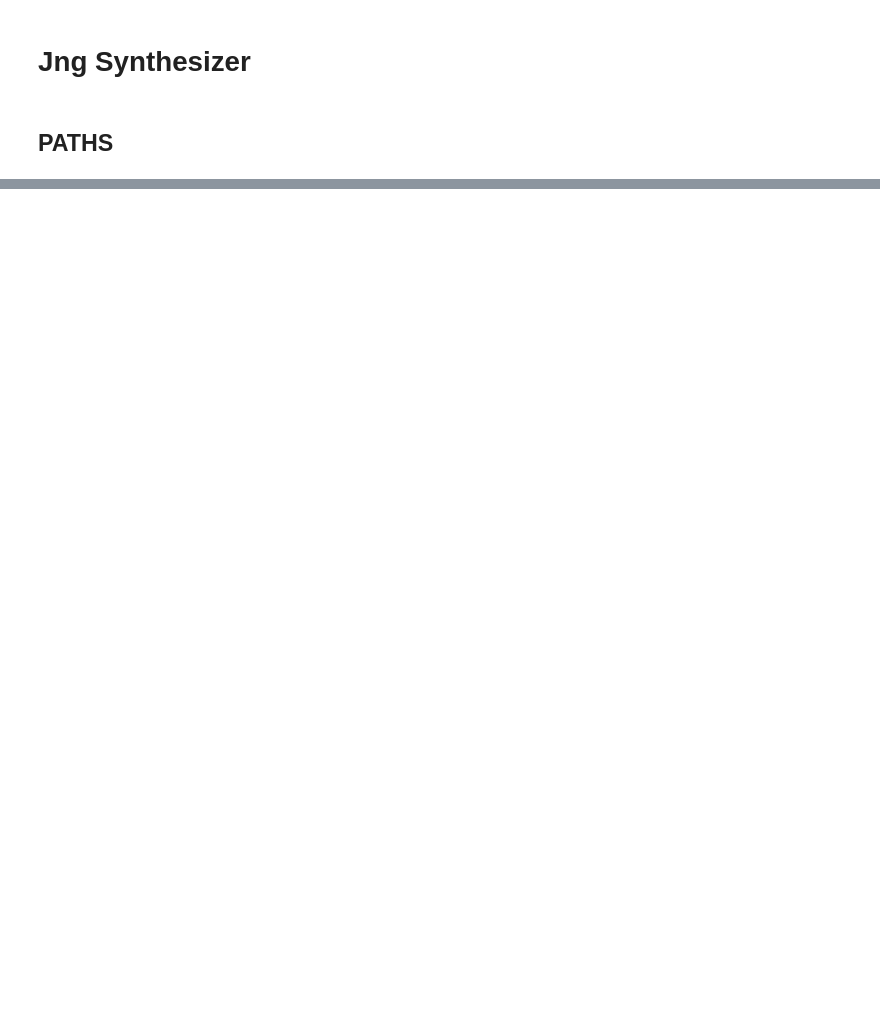
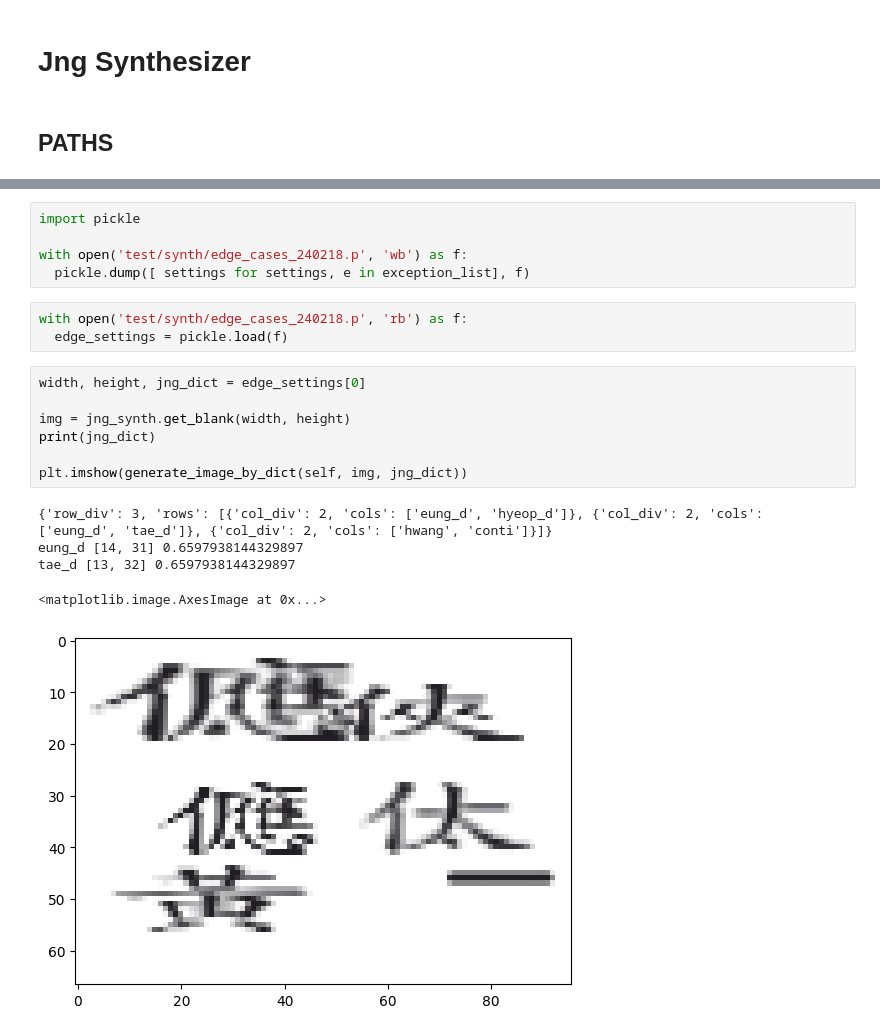
Before and after one commit to MALerLab/jeongganbo-omr, a Jupyter notebook: notebooks/jeoggan_synthesizer.ipynb, the cells around one changed output, grey strips where cells are left out. Saved outputs shown, nothing was run; the diff lists cells and outputs as text; blank space fills up the shorter version.

```diff
--- a/notebooks/jeoggan_synthesizer.ipynb
+++ b/notebooks/jeoggan_synthesizer.ipynb
@@ -334,0 +320,21 @@ plt.imshow(img, interpolation=None)
+# %%
+import pickle
+
+with open('test/synth/edge_cases_240218.p', 'wb') as f:
+  pickle.dump([ settings for settings, e in exception_list], f)
+# %%
+with open('test/synth/edge_cases_240218.p', 'rb') as f:
+  edge_settings = pickle.load(f)
+# %%
+width, height, jng_dict = edge_settings[0]
+
+img = jng_synth.get_blank(width, height)
+print(jng_dict)
+
+plt.imshow(generate_image_by_dict(self, img, jng_dict))
+# %% [output]
+{'row_div': 3, 'rows': [{'col_div': 2, 'cols': ['eung_d', 'hyeop_d']}, {'col_div': 2, 'cols': ['eung_d', 'tae_d']}, {'col_div': 2, 'cols': ['hwang', 'conti']}]}
+eung_d [14, 31] 0.6597938144329897
+tae_d [13, 32] 0.6597938144329897
+<matplotlib.image.AxesImage at 0x...>
+[figure, added]
```
Also changed, not shown: parts of 21 cells of this notebook, 6 other files.
